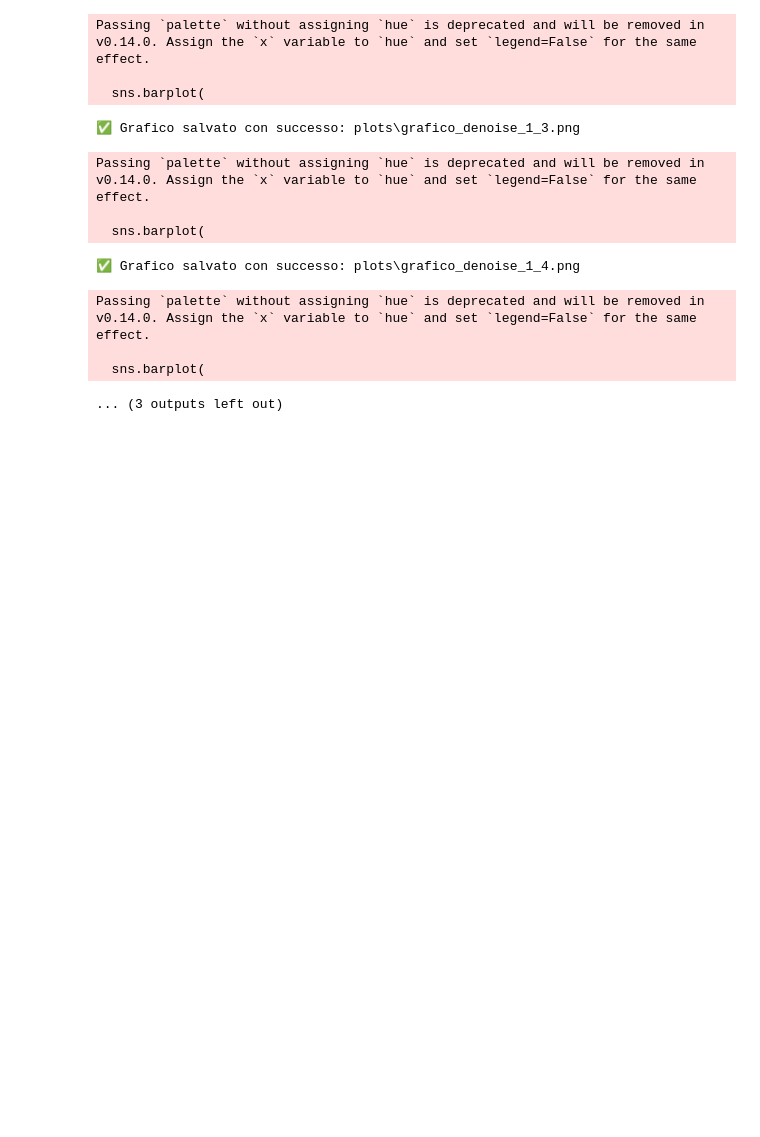
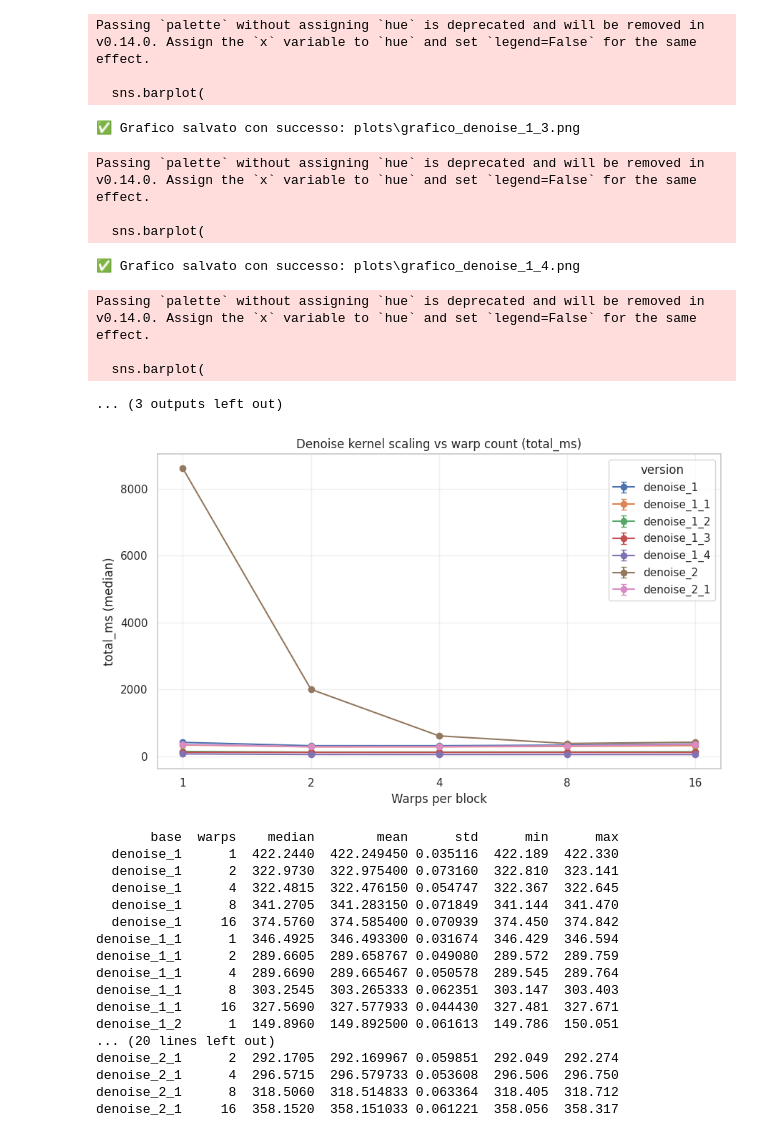
Before and after one commit to lorenzo-marranini/Computer-Architecture-Project, a Jupyter notebook: gpu/gpu_analysis/csv/plotter.ipynb, the cells around one changed output. Saved outputs shown, nothing was run; the diff lists cells and outputs as text; code cells hidden in the pictures; blank space fills up the shorter version.

Commit message:
changed block values and update csv

```diff
--- a/gpu/gpu_analysis/csv/plotter.ipynb
+++ b/gpu/gpu_analysis/csv/plotter.ipynb
@@ -219,3 +219,71 @@ Passing `palette` without assigning `hue` is deprecated and will be removed in v
 
   sns.barplot(
 ... (3 outputs left out)
+# %%
+import glob
+import re
+import pandas as pd
+import matplotlib.pyplot as plt
+
+# --- config ---
+METRIC = "total_ms"       # change to "slow_ms", "fast_ms", or "sort_ms" if you prefer
+AGG    = "median"         # "median" is robust; "mean" also fine
+PATTERN = "denoise_*_warps.csv"
+
+# --- load ---
+frames = []
+for path in sorted(glob.glob(PATTERN)):
+    df = pd.read_csv(path)
+    df = df[df["status"] == "ok"]
+    # split executable like "denoise_1_2_w4" -> base "denoise_1_2", warps 4
+    m = df["executable"].str.extract(r"^(?P<base>.+?)_w(?P<warps>\d+)$")
+    df["base"]  = m["base"]
+    df["warps"] = m["warps"].astype(int)
+    frames.append(df)
+
+data = pd.concat(frames, ignore_index=True)
+
+# --- aggregate per (base, warps) ---
+agg = (data.groupby(["base", "warps"])[METRIC]
+            .agg(["median", "mean", "std", "min", "max"])
+            .reset_index()
+            .sort_values(["base", "warps"]))
+
+# --- plot ---
+fig, ax = plt.subplots(figsize=(9, 5.5))
+for base, sub in agg.groupby("base"):
+    ax.errorbar(sub["warps"], sub[AGG],
+                yerr=sub["std"], marker="o", capsize=3, label=base)
+
+ax.set_xlabel("Warps per block")
+ax.set_ylabel(f"{METRIC} ({AGG})")
+ax.set_title(f"Denoise kernel scaling vs warp count ({METRIC})")
+ax.set_xscale("log", base=2)
+ax.set_xticks(sorted(agg["warps"].unique()))
+ax.get_xaxis().set_major_formatter(plt.FuncFormatter(lambda v, _: f"{int(v)}"))
+ax.grid(True, alpha=0.3)
+ax.legend(title="version", loc="best")
+fig.tight_layout()
+plt.show()
+
+# optional: print the table
+print(agg.to_string(index=False))
+# %% [output]
+[figure, added]
+       base  warps    median        mean      std      min      max
+  denoise_1      1  422.2440  422.249450 0.035116  422.189  422.330
+  denoise_1      2  322.9730  322.975400 0.073160  322.810  323.141
+  denoise_1      4  322.4815  322.476150 0.054747  322.367  322.645
+  denoise_1      8  341.2705  341.283150 0.071849  341.144  341.470
+  denoise_1     16  374.5760  374.585400 0.070939  374.450  374.842
+denoise_1_1      1  346.4925  346.493300 0.031674  346.429  346.594
+denoise_1_1      2  289.6605  289.658767 0.049080  289.572  289.759
+denoise_1_1      4  289.6690  289.665467 0.050578  289.545  289.764
+denoise_1_1      8  303.2545  303.265333 0.062351  303.147  303.403
+denoise_1_1     16  327.5690  327.577933 0.044430  327.481  327.671
+denoise_1_2      1  149.8960  149.892500 0.061613  149.786  150.051
+... (20 lines left out)
+denoise_2_1      2  292.1705  292.169967 0.059851  292.049  292.274
+denoise_2_1      4  296.5715  296.579733 0.053608  296.506  296.750
+denoise_2_1      8  318.5060  318.514833 0.063364  318.405  318.712
+denoise_2_1     16  358.1520  358.151033 0.061221  358.056  358.317
```
Also changed, not shown: parts of 2 cells of this notebook, 3 other files.
